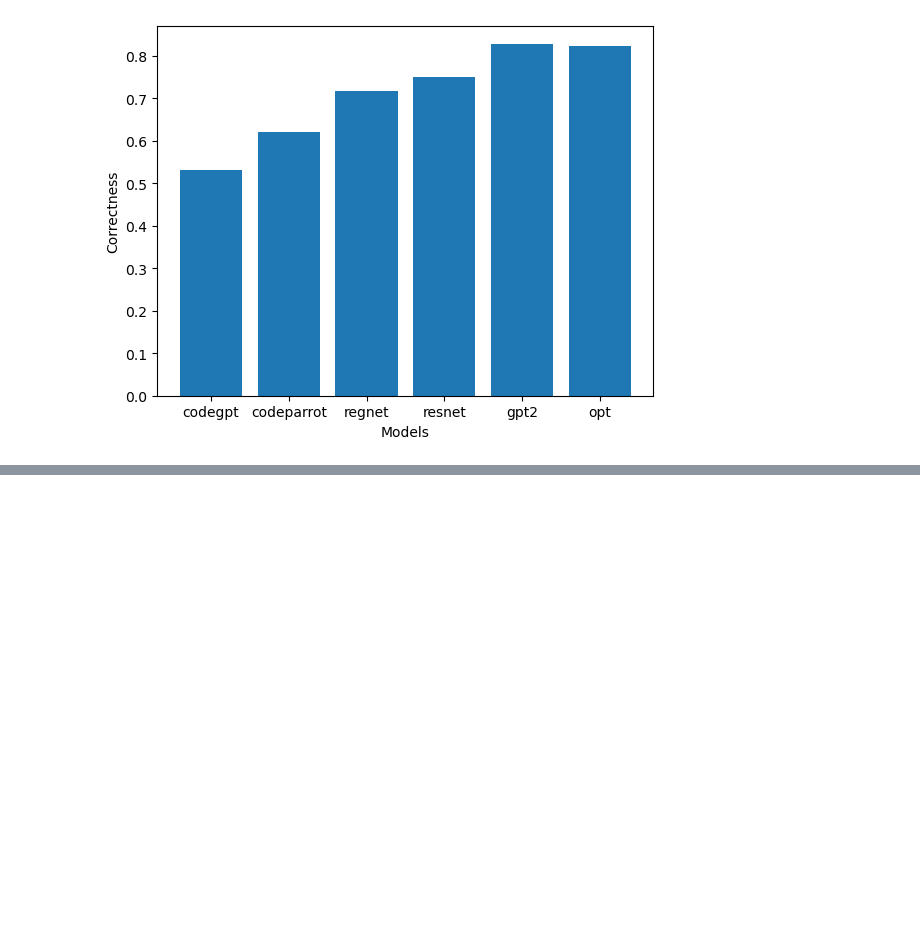
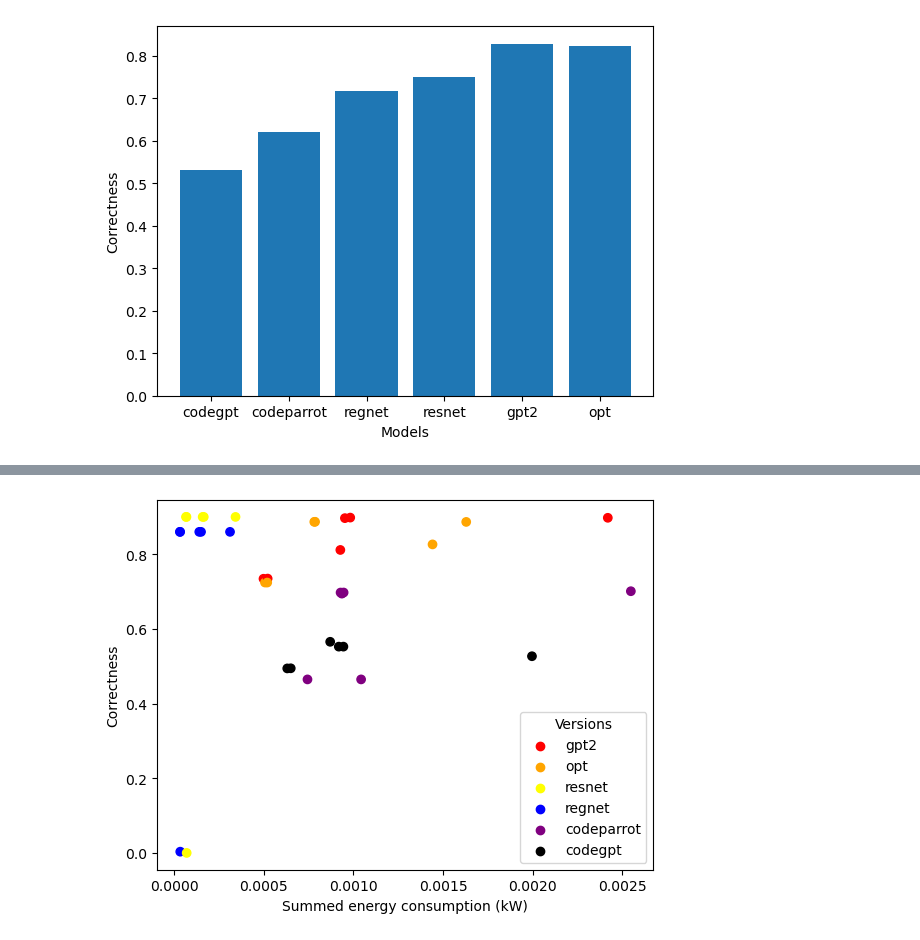
Before and after one commit to aleclagarde/tfg, a Jupyter notebook: analysis/analysis.ipynb, the cells around one changed output, grey strips where cells are left out. Saved outputs shown, nothing was run; the diff lists cells and outputs as text; code cells hidden in the pictures; blank space fills up the shorter version.

```diff
--- a/analysis/analysis.ipynb
+++ b/analysis/analysis.ipynb
@@ -98,8 +107,8 @@ duration           12129.198173
 energy_consumed        0.192885
 dtype: float64
 # %%
-group_big = optimization.groupby(['framework', 'strategy', 'model']).mean()
-group_big
+group_big_opti = optimization.groupby(['framework', 'strategy', 'model']).mean()
+group_big_opti
 # %% [output]
 |  |  |  | duration | energy_consumed |
 | framework | strategy | model |  |  |
@@ -298,0 +374,13 @@ plt.show()
+# %%
+color_dict = {'gpt2': 'red', 'opt': 'orange', 'resnet': 'yellow', 'regnet': 'blue', 'codeparrot': 'purple', 'codegpt': 'black'}
+colors = [color_dict.get(category, 'red') for category in group_big_infer['model']]
+
+plt.scatter(group_big_infer['summed_energy'], group_big_infer['correctness'], c=colors)
+plt.xlabel('Summed energy consumption (kW)')
+plt.ylabel('Correctness')
+legend_labels = list(color_dict.keys())
+legend_handles = [plt.scatter([], [], color=color_dict[label], label=label) for label in legend_labels]
+plt.legend(handles=legend_handles, labels=legend_labels, title='Versions')
+plt.show()
+# %% [output]
+[figure, added]
```
Also changed, not shown: parts of 10 cells of this notebook, 7 other files.
